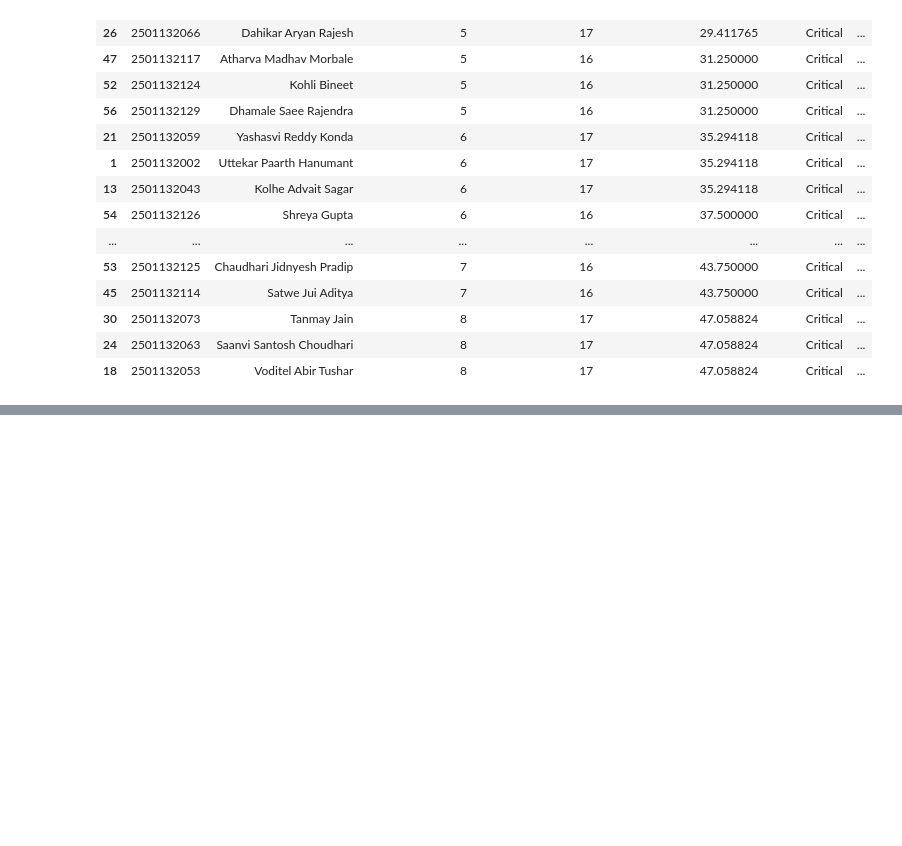
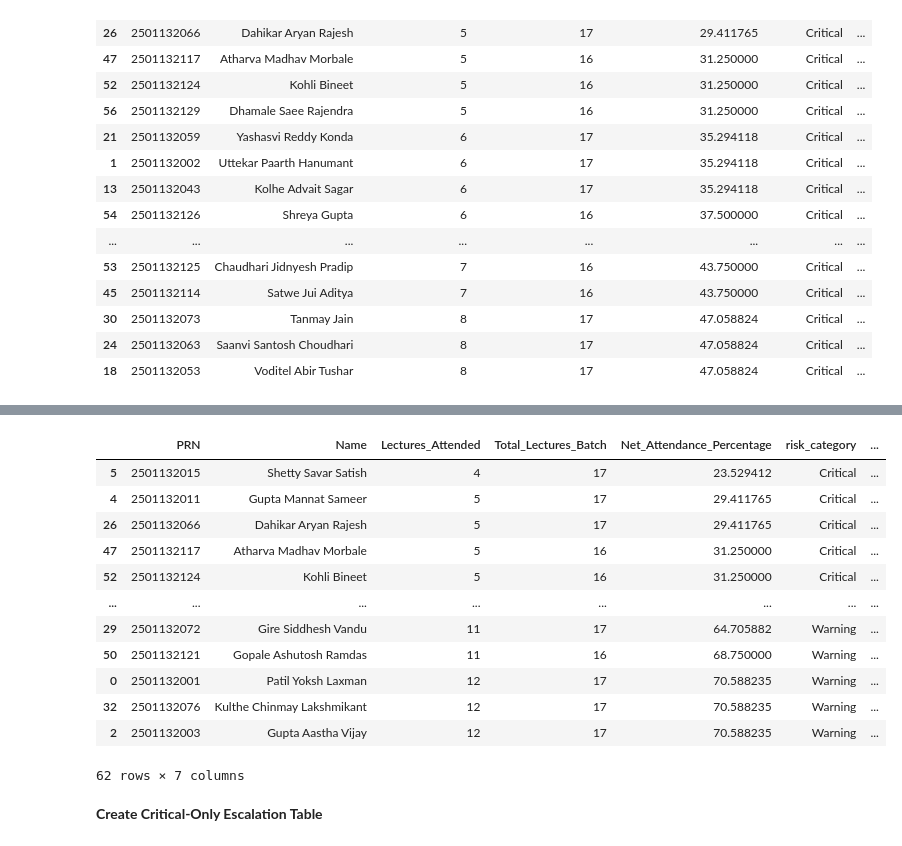
Before and after one commit to TanmayJain09/end-sem-practical-pbl, a Jupyter notebook: Analysis/notebooks/dummy_analysis.ipynb, the cells around one changed output, grey strips where cells are left out. Cells and saved outputs as stored; diff of their text form; code cells hidden in the pictures; blank space fills up the shorter version.

```diff
--- a/Analysis/notebooks/dummy_analysis.ipynb
+++ b/Analysis/notebooks/dummy_analysis.ipynb
@@ -809,0 +843,24 @@ critical_student
+# %%
+alerts_table = student_analytics_table[
+    student_analytics_table['risk_category'].isin(['Warning','Critical'])
+].copy()
+alerts_table = alerts_table.sort_values(
+    by = 'Net_Attendance_Percentage'
+)
+alerts_table
+# %% [output]
+|  | PRN | Name | Lectures_Attended | Total_Lectures_Batch | Net_Attendance_Percentage | risk_category | ... |
+| 5 | 2501132015 | Shetty Savar Satish | 4 | 17 | 23.529412 | Critical | ... |
+| 4 | 2501132011 | Gupta Mannat Sameer | 5 | 17 | 29.411765 | Critical | ... |
+| 26 | 2501132066 | Dahikar Aryan Rajesh | 5 | 17 | 29.411765 | Critical | ... |
+| 47 | 2501132117 | Atharva Madhav Morbale | 5 | 16 | 31.250000 | Critical | ... |
+| 52 | 2501132124 | Kohli Bineet | 5 | 16 | 31.250000 | Critical | ... |
+| ... | ... | ... | ... | ... | ... | ... | ... |
+| 29 | 2501132072 | Gire Siddhesh Vandu | 11 | 17 | 64.705882 | Warning | ... |
+| 50 | 2501132121 | Gopale Ashutosh Ramdas | 11 | 16 | 68.750000 | Warning | ... |
+| 0 | 2501132001 | Patil Yoksh Laxman | 12 | 17 | 70.588235 | Warning | ... |
+| 32 | 2501132076 | Kulthe Chinmay Lakshmikant | 12 | 17 | 70.588235 | Warning | ... |
+| 2 | 2501132003 | Gupta Aastha Vijay | 12 | 17 | 70.588235 | Warning | ... |
+62 rows × 7 columns
+# %% [markdown]
+**Create Critical-Only Escalation Table**
```
Also changed, not shown: parts of 9 cells of this notebook.
